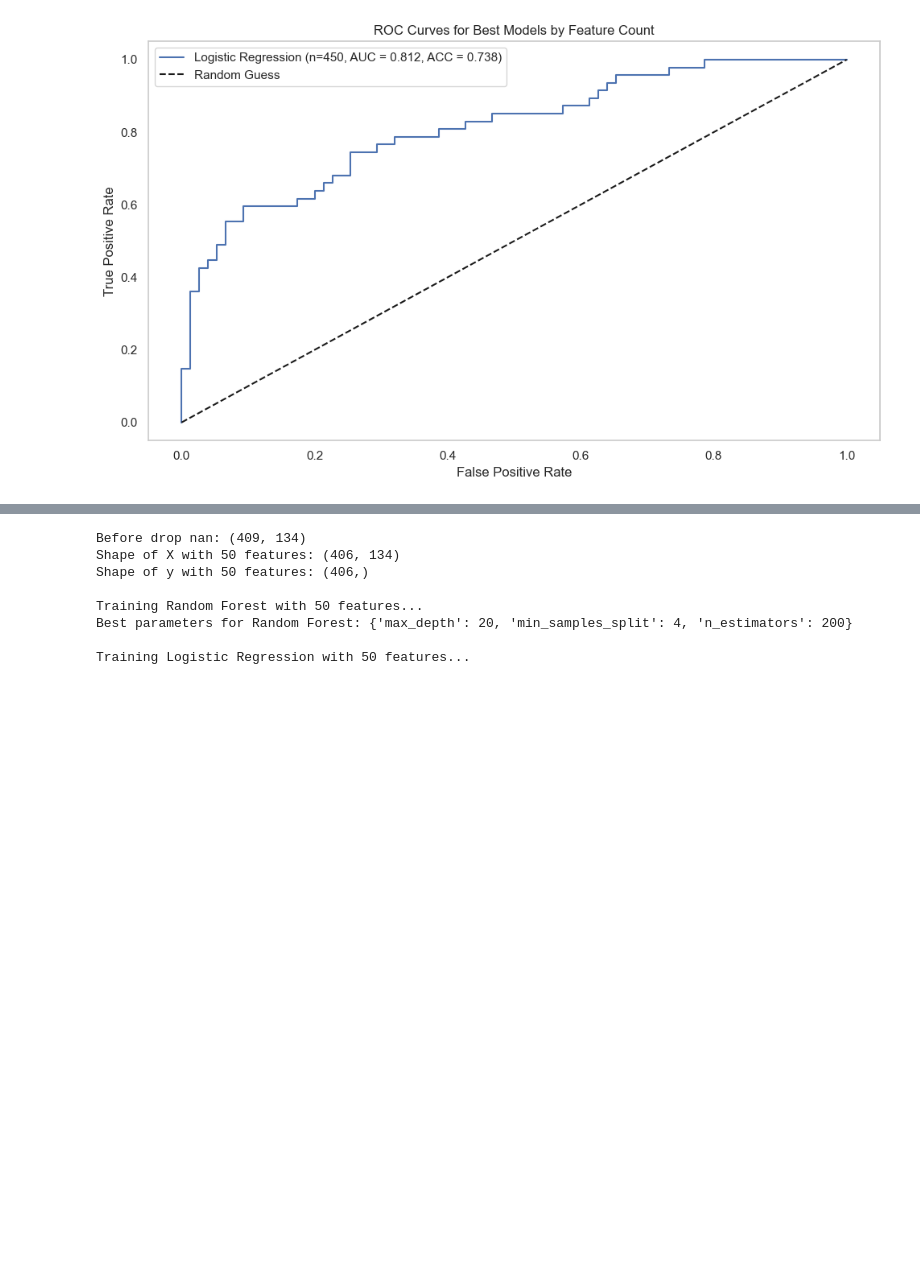
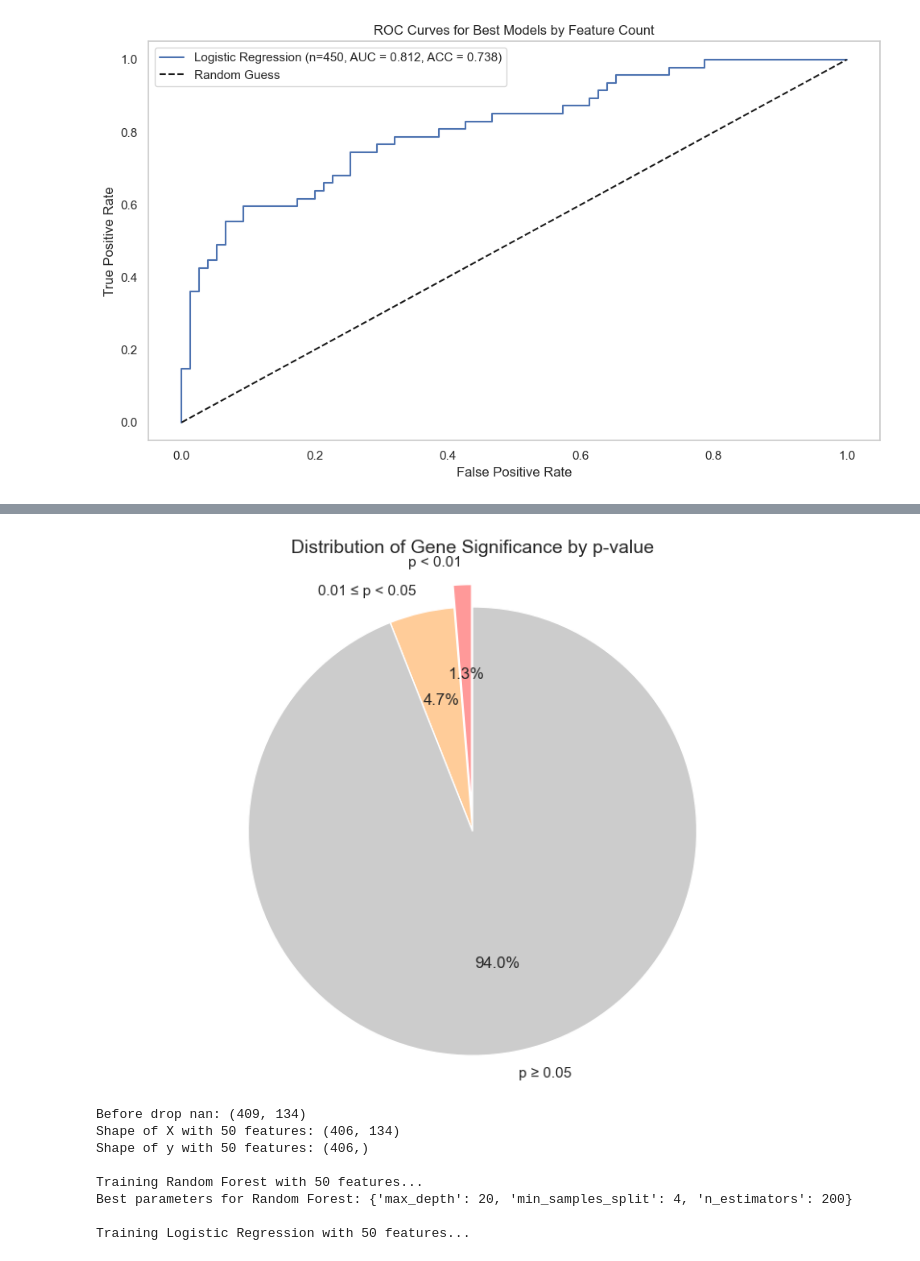
Before and after one commit to anl078/ECE204Repo, a Jupyter notebook: project5/project5.ipynb, the cells around one changed output, grey strips where cells are left out. Cells and saved outputs as stored; diff of their text form; code cells hidden in the pictures; blank space fills up the shorter version.

```diff
--- a/project5/project5.ipynb
+++ b/project5/project5.ipynb
@@ -981,3 +1029,33 @@ Best parameters for XGBoost: {'learning_rate': 0.1, 'max_depth': 10, 'n_estimato
+# %%
+import numpy as np
+import pandas as pd
+import matplotlib.pyplot as plt
+
+# Convert exp_p_values dictionary to DataFrame for easier manipulation
+exp_df = pd.DataFrame.from_dict(exp_p_values, orient='index', columns=['p_value'])
+exp_df.index.name = 'Gene'
+exp_df.reset_index(inplace=True)
+
+# Categorize genes by p-value thresholds
+p_lt_001 = len(exp_df[exp_df['p_value'] < 0.01])  # p < 0.01
+p_001_to_005 = len(exp_df[(exp_df['p_value'] >= 0.01) & (exp_df['p_value'] < 0.05)])  # 0.01 <= p < 0.05
+p_ge_005 = len(exp_df[exp_df['p_value'] >= 0.05])  # p >= 0.05
+
+# Data for pie chart
+labels = ['p < 0.01', '0.01 ≤ p < 0.05', 'p ≥ 0.05']
+sizes = [p_lt_001, p_001_to_005, p_ge_005]
+colors = ['#ff9999', '#ffcc99', '#cccccc']  # Red, Orange, Gray
+explode = (0.1, 0, 0)  # Explode the first slice (p < 0.01) for emphasis
+
+# Create pie chart
+plt.figure(figsize=(8, 6))
+plt.pie(sizes, explode=explode, labels=labels, colors=colors, autopct='%1.1f%%', startangle=90)
+plt.axis('equal')  # Equal aspect ratio ensures a circular pie
+plt.title('Distribution of Gene Significance by p-value', fontsize=14)
+plt.tight_layout()
+plt.show()
+# %% [output]
+[figure, added]
 # %%
 all_OS_result, all_OS_best_models = train_model_with_featureSelection(metadata, somatic_mut, expression, ['OS', 'OS.time'], max_feature=200)
 check_gene_expressions(all_OS_result, expression, all_OS_best_models)
```
Also changed, not shown: parts of 8 cells of this notebook.
